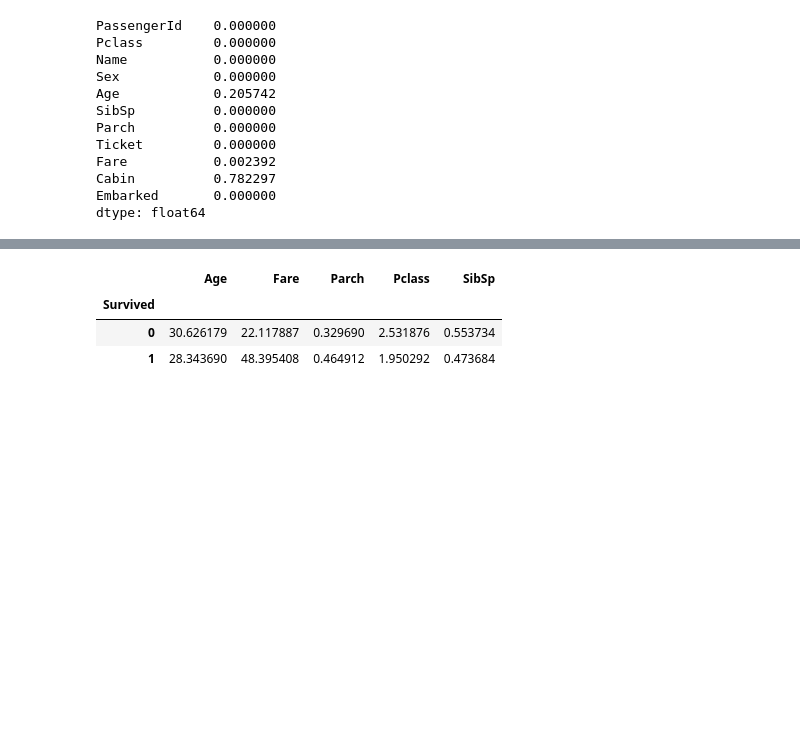
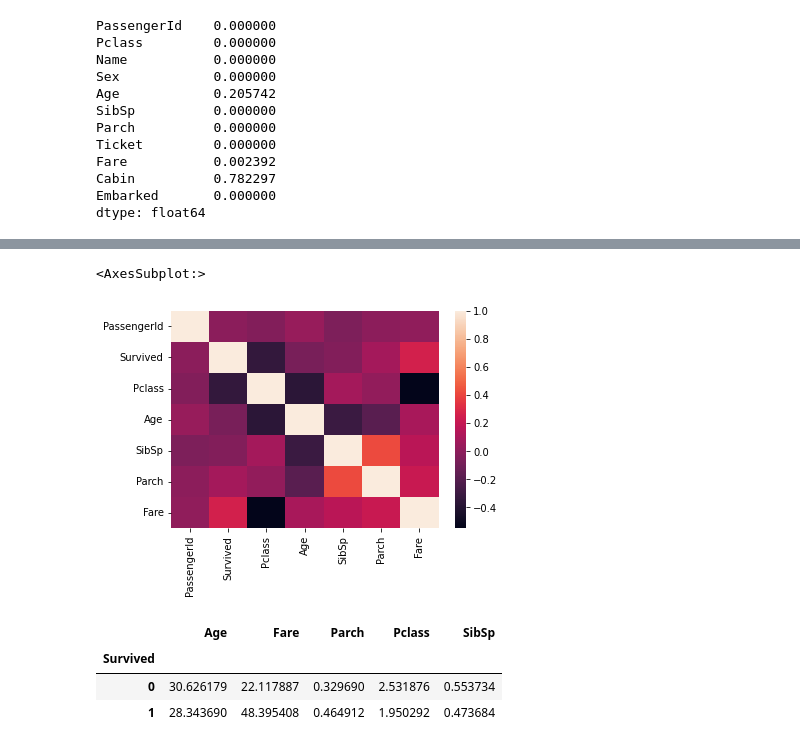
Before and after one commit to RKulagowska/Kaggle, a Jupyter notebook: titanic-1-202209.ipynb, the cells around one changed output, grey strips where cells are left out. Saved outputs shown, nothing was run; the diff lists cells and outputs as text; code cells hidden in the pictures; blank space fills up the shorter version.

```diff
--- a/titanic-1-202209.ipynb
+++ b/titanic-1-202209.ipynb
@@ -223,3 +286,8 @@ Pclass -0.369226  0.083081  0.018443 -0.549500  1.000000
+# %%
+sns.heatmap(train_data.corr())
+# %% [output]
+<AxesSubplot:>
+[figure, added]
 # %%
 pd.pivot_table(train_data,index= 'Survived', values = ['Age','SibSp','Parch','Fare','Pclass'])
 # %% [output]
```
Also changed, not shown: parts of 23 cells of this notebook.
